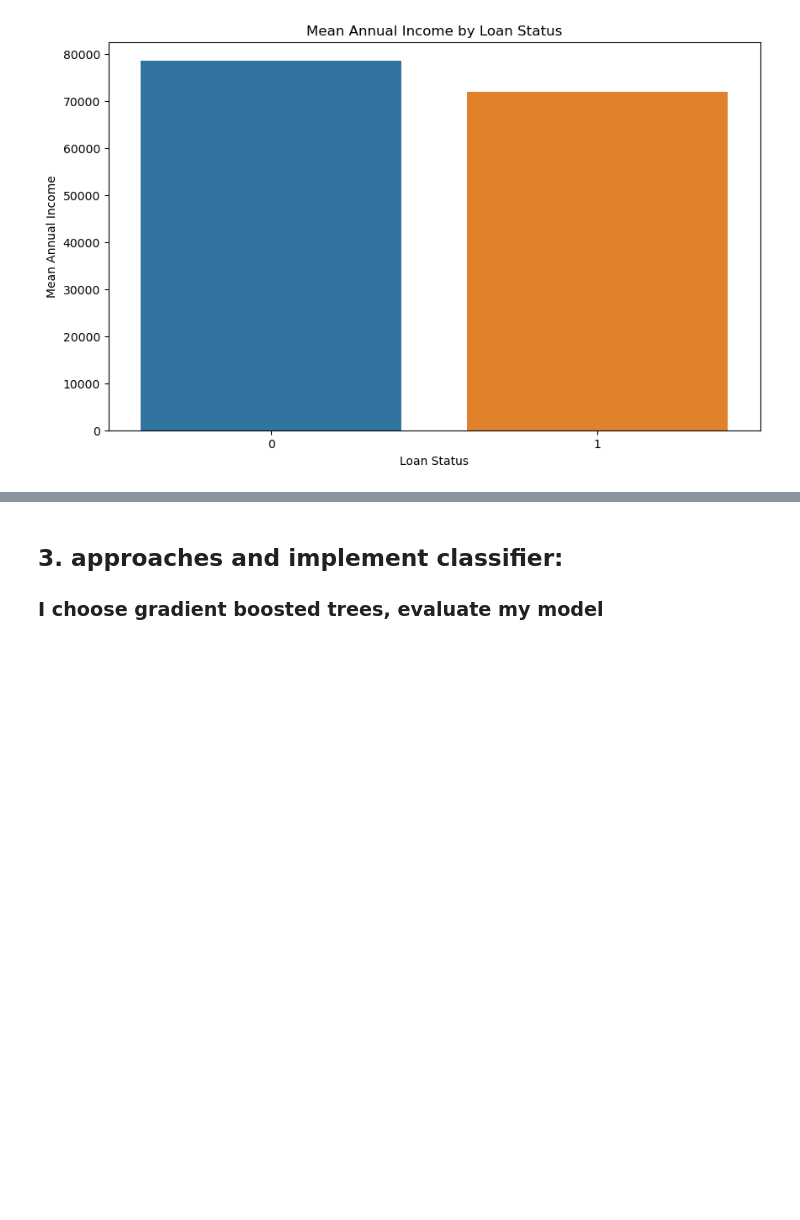
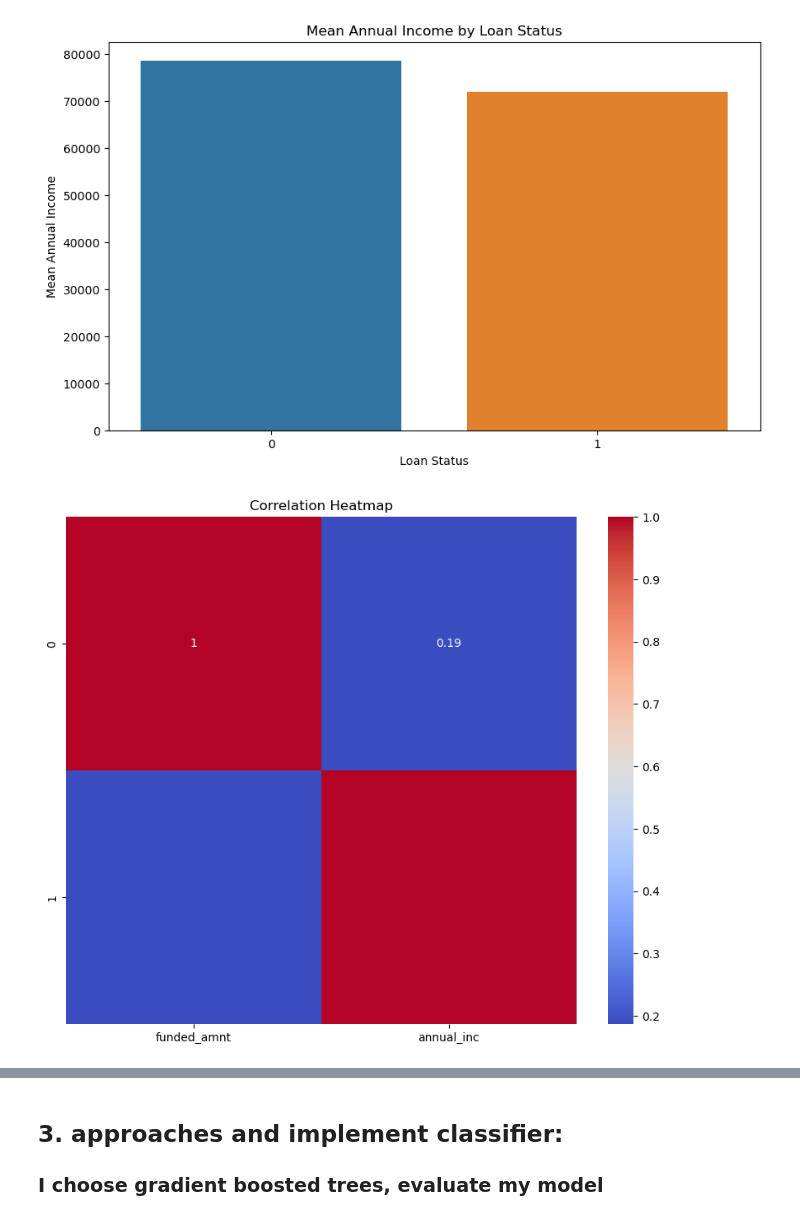
Before and after one commit to manolaz/kaggle-lending-hub-2024, a Jupyter notebook: trung-nva-lending-club-2007-20.ipynb, the cells around one changed output, grey strips where cells are left out. Saved outputs shown, nothing was run; the diff lists cells and outputs as text; code cells hidden in the pictures; blank space fills up the shorter version.

```diff
--- a/trung-nva-lending-club-2007-20.ipynb
+++ b/trung-nva-lending-club-2007-20.ipynb
@@ -553,0 +548,15 @@ if X.shape[0] != y.shape[0]:
+# %%
+
+# Calculate the correlation matrix
+correlation_matrix = numeric_columns.corr()
+
+# Convert to Pandas DataFrame for plotting
+correlation_matrix_pd = correlation_matrix.to_pandas()
+
+# Create a heatmap
+plt.figure(figsize=(10, 8))
+seaborn.heatmap(correlation_matrix_pd, annot=True, cmap='coolwarm')
+plt.title('Correlation Heatmap')
+plt.show()
+# %% [output]
+[figure, added]
```
Also changed, not shown: parts of 13 cells of this notebook.
